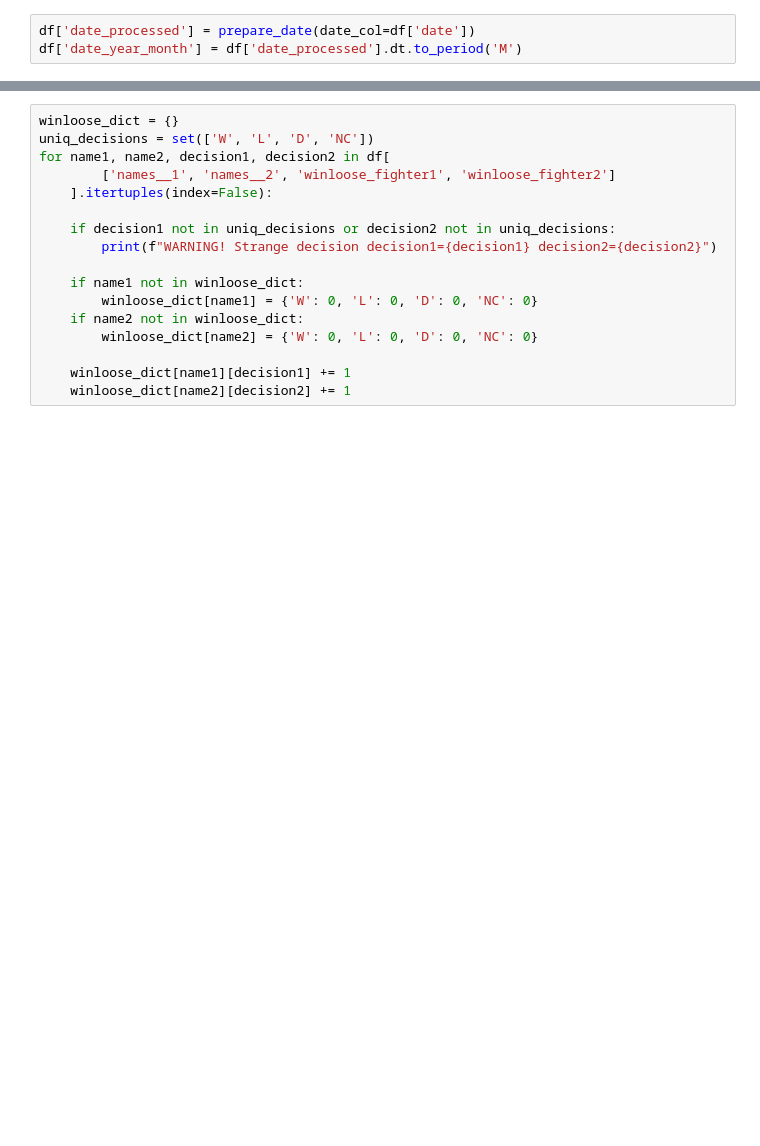
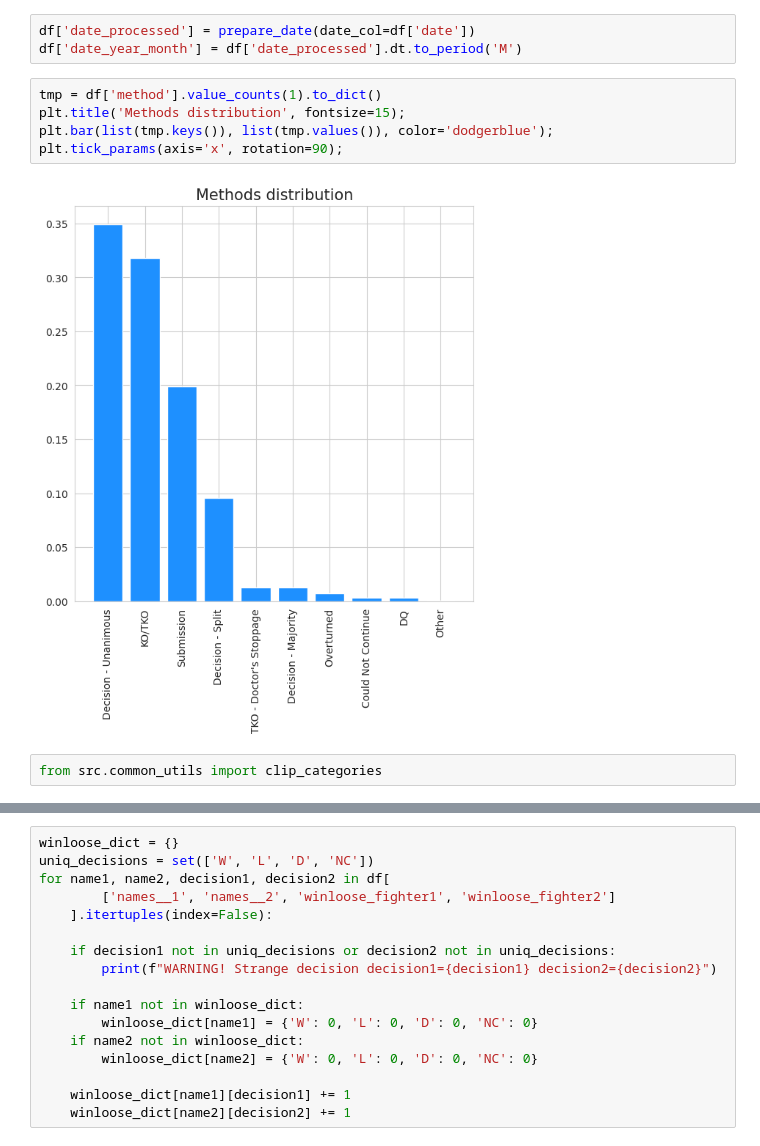
Before and after one commit to andreitsev/ufc, a Jupyter notebook: notebooks/2.0 EDA.ipynb, the cells around one changed output, grey strips where cells are left out. Cells and saved outputs as stored; diff of their text form; blank space fills up the shorter version.

```diff
--- a/notebooks/2.0 EDA.ipynb
+++ b/notebooks/2.0 EDA.ipynb
@@ -68,3 +71,12 @@ df: 7,072 x 165
 # %%
 df['date_processed'] = prepare_date(date_col=df['date'])
 df['date_year_month'] = df['date_processed'].dt.to_period('M')
+# %%
+tmp = df['method'].value_counts(1).to_dict()
+plt.title('Methods distribution', fontsize=15);
+plt.bar(list(tmp.keys()), list(tmp.values()), color='dodgerblue');
+plt.tick_params(axis='x', rotation=90);
+# %% [output]
+[figure, added]
+# %%
+from src.common_utils import clip_categories
```
Also changed, not shown: parts of 11 cells of this notebook, 4 other files.
